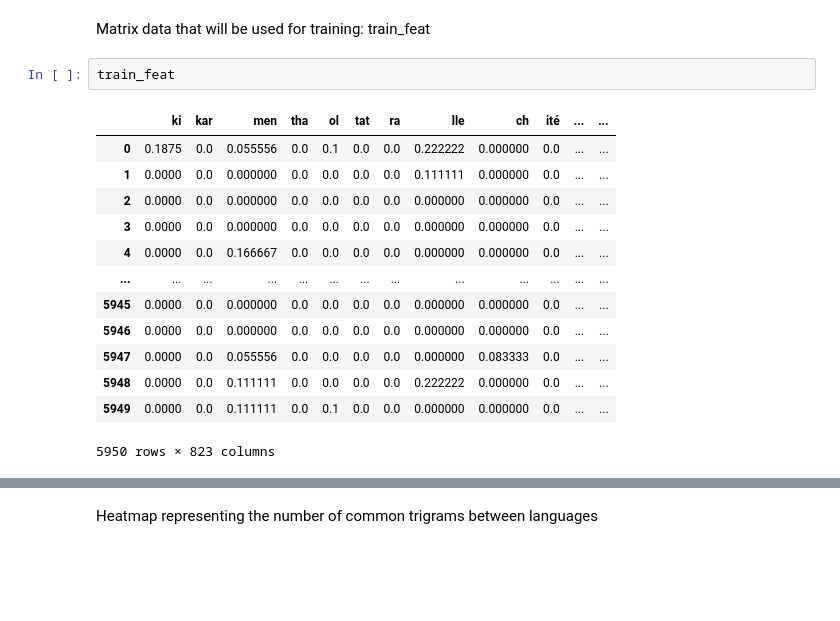
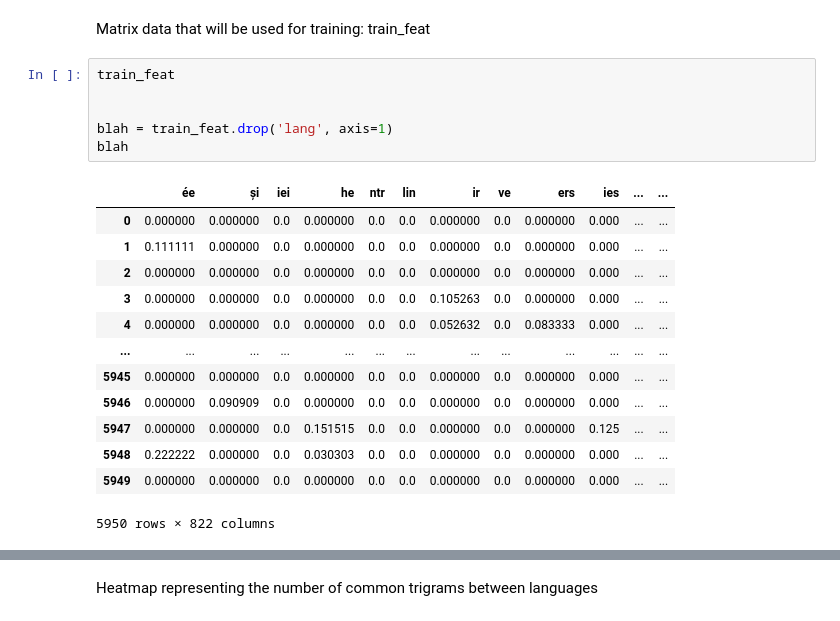
Before and after one commit to 2022-23-M2-NLP-NN-project-topic-4/language-identification, a Jupyter notebook: NN-project.ipynb, the cells around one changed output, grey strips where cells are left out. Saved outputs shown, nothing was run; the diff lists cells and outputs as text; blank space fills up the shorter version.

```diff
--- a/NN-project.ipynb
+++ b/NN-project.ipynb
@@ -243,19 +284,23 @@ train_feat['lang'] = list(train_data['language'])
 Matrix data that will be used for training: train_feat
 # %%
 train_feat
+
+
+blah = train_feat.drop('lang', axis=1)
+blah
 # %% [output]
-|  | ki | kar | men | tha | ol | tat | ra | lle | ch | ité | ... | ... |
-| 0 | 0.1875 | 0.0 | 0.055556 | 0.0 | 0.1 | 0.0 | 0.0 | 0.222222 | 0.000000 | 0.0 | ... | ... |
-| 1 | 0.0000 | 0.0 | 0.000000 | 0.0 | 0.0 | 0.0 | 0.0 | 0.111111 | 0.000000 | 0.0 | ... | ... |
-| 2 | 0.0000 | 0.0 | 0.000000 | 0.0 | 0.0 | 0.0 | 0.0 | 0.000000 | 0.000000 | 0.0 | ... | ... |
-| 3 | 0.0000 | 0.0 | 0.000000 | 0.0 | 0.0 | 0.0 | 0.0 | 0.000000 | 0.000000 | 0.0 | ... | ... |
-| 4 | 0.0000 | 0.0 | 0.166667 | 0.0 | 0.0 | 0.0 | 0.0 | 0.000000 | 0.000000 | 0.0 | ... | ... |
+|  | ée | și | iei | he | ntr | lin | ir | ve | ers | ies | ... | ... |
+| 0 | 0.000000 | 0.000000 | 0.0 | 0.000000 | 0.0 | 0.0 | 0.000000 | 0.0 | 0.000000 | 0.000 | ... | ... |
+| 1 | 0.111111 | 0.000000 | 0.0 | 0.000000 | 0.0 | 0.0 | 0.000000 | 0.0 | 0.000000 | 0.000 | ... | ... |
+| 2 | 0.000000 | 0.000000 | 0.0 | 0.000000 | 0.0 | 0.0 | 0.000000 | 0.0 | 0.000000 | 0.000 | ... | ... |
+| 3 | 0.000000 | 0.000000 | 0.0 | 0.000000 | 0.0 | 0.0 | 0.105263 | 0.0 | 0.000000 | 0.000 | ... | ... |
+| 4 | 0.000000 | 0.000000 | 0.0 | 0.000000 | 0.0 | 0.0 | 0.052632 | 0.0 | 0.083333 | 0.000 | ... | ... |
 | ... | ... | ... | ... | ... | ... | ... | ... | ... | ... | ... | ... | ... |
-| 5945 | 0.0000 | 0.0 | 0.000000 | 0.0 | 0.0 | 0.0 | 0.0 | 0.000000 | 0.000000 | 0.0 | ... | ... |
-| 5946 | 0.0000 | 0.0 | 0.000000 | 0.0 | 0.0 | 0.0 | 0.0 | 0.000000 | 0.000000 | 0.0 | ... | ... |
-| 5947 | 0.0000 | 0.0 | 0.055556 | 0.0 | 0.0 | 0.0 | 0.0 | 0.000000 | 0.083333 | 0.0 | ... | ... |
-| 5948 | 0.0000 | 0.0 | 0.111111 | 0.0 | 0.0 | 0.0 | 0.0 | 0.222222 | 0.000000 | 0.0 | ... | ... |
-| 5949 | 0.0000 | 0.0 | 0.111111 | 0.0 | 0.1 | 0.0 | 0.0 | 0.000000 | 0.000000 | 0.0 | ... | ... |
+| 5945 | 0.000000 | 0.000000 | 0.0 | 0.000000 | 0.0 | 0.0 | 0.000000 | 0.0 | 0.000000 | 0.000 | ... | ... |
+| 5946 | 0.000000 | 0.090909 | 0.0 | 0.000000 | 0.0 | 0.0 | 0.000000 | 0.0 | 0.000000 | 0.000 | ... | ... |
+| 5947 | 0.000000 | 0.000000 | 0.0 | 0.151515 | 0.0 | 0.0 | 0.000000 | 0.0 | 0.000000 | 0.125 | ... | ... |
+| 5948 | 0.222222 | 0.000000 | 0.0 | 0.030303 | 0.0 | 0.0 | 0.000000 | 0.0 | 0.000000 | 0.000 | ... | ... |
+| 5949 | 0.000000 | 0.000000 | 0.0 | 0.000000 | 0.0 | 0.0 | 0.000000 | 0.0 | 0.000000 | 0.000 | ... | ... |
-5950 rows × 823 columns
+5950 rows × 822 columns
 # %%
 #Train and validation split
```
Also changed, not shown: parts of 6 cells of this notebook.
